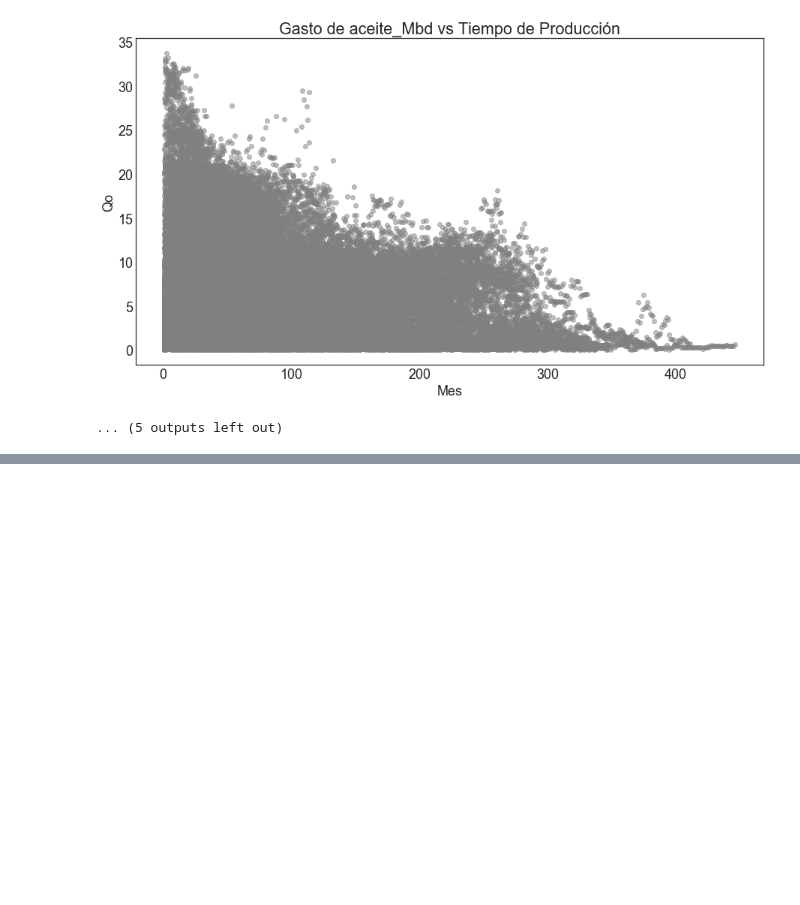
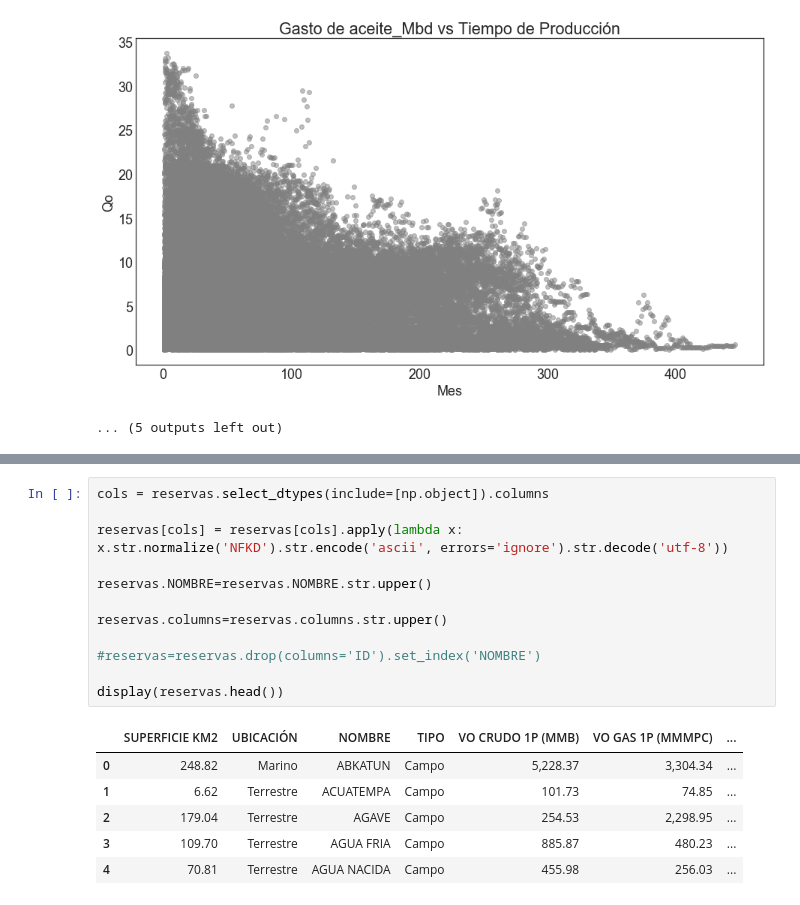
Before and after one commit to eliasft/projects, a Jupyter notebook: productividad_beta.ipynb, the cells around one changed output, grey strips where cells are left out. Drawn from its saved outputs; the diff is of its cells as text; blank space fills up the shorter version.

```diff
--- a/productividad_beta.ipynb
+++ b/productividad_beta.ipynb
@@ -918,0 +947,19 @@ Tomar muestra desde fecha (yyyy-mm-dd):
+# %%
+cols = reservas.select_dtypes(include=[np.object]).columns
+
+reservas[cols] = reservas[cols].apply(lambda x: x.str.normalize('NFKD').str.encode('ascii', errors='ignore').str.decode('utf-8'))
+
+reservas.NOMBRE=reservas.NOMBRE.str.upper()
+
+reservas.columns=reservas.columns.str.upper()
+
+#reservas=reservas.drop(columns='ID').set_index('NOMBRE')
+
+display(reservas.head())
+# %% [output]
+|  | SUPERFICIE KM2 | UBICACIÓN | NOMBRE | TIPO | VO CRUDO 1P (MMB) | VO GAS 1P (MMMPC) | ... |
+| 0 | 248.82 | Marino | ABKATUN | Campo | 5,228.37 | 3,304.34 | ... |
+| 1 | 6.62 | Terrestre | ACUATEMPA | Campo | 101.73 | 74.85 | ... |
+| 2 | 179.04 | Terrestre | AGAVE | Campo | 254.53 | 2,298.95 | ... |
+| 3 | 109.70 | Terrestre | AGUA FRIA | Campo | 885.87 | 480.23 | ... |
+| 4 | 70.81 | Terrestre | AGUA NACIDA | Campo | 455.98 | 256.03 | ... |
```
Also changed, not shown: parts of 7 cells of this notebook, 2 other files.
